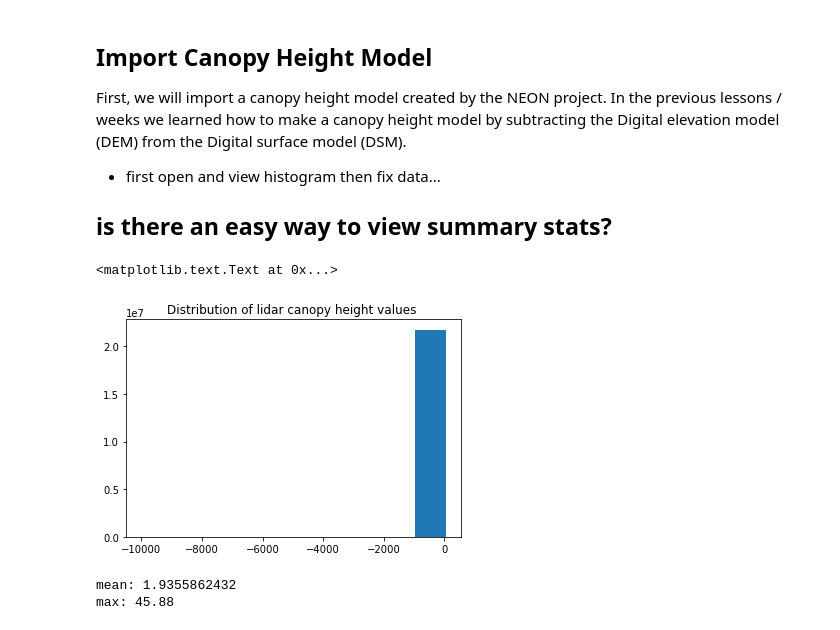
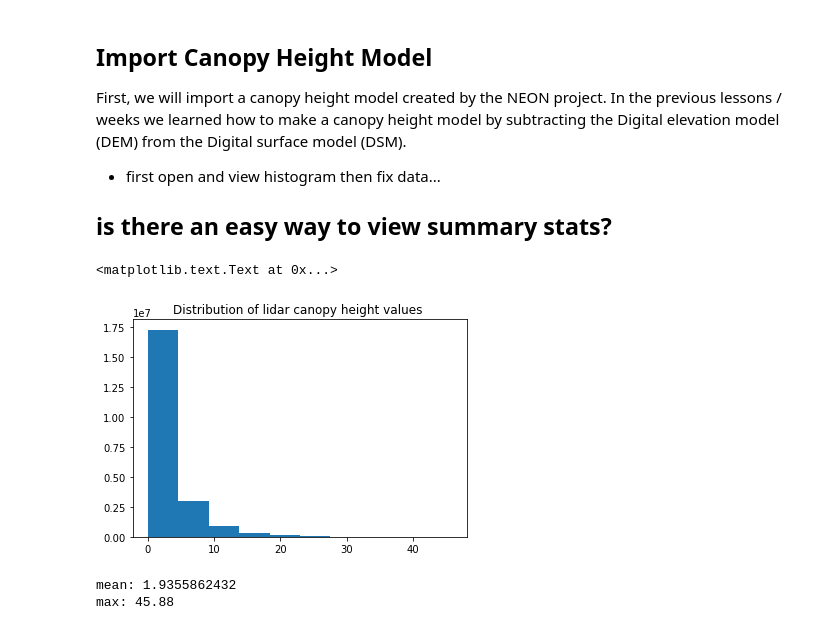
Before and after one commit to choldgraf/earth-analytics-python_OLD, a Jupyter notebook: notebooks/final-notebooks/week-5/in-class/2016-12-06-spatial06-extract-raster-values.ipynb, the cells around one changed output. Drawn from its saved outputs; the diff is of its cells as text; code cells hidden in the pictures.

```diff
--- a/notebooks/final-notebooks/week-5/in-class/2016-12-06-spatial06-extract-raster-values.ipynb
+++ b/notebooks/final-notebooks/week-5/in-class/2016-12-06-spatial06-extract-raster-values.ipynb
@@ -68,23 +68,21 @@ then fix data...
 # %%
 # So do i need to use a context manager each time  ??
 # i also don't understand this ravel part...
 SJER_chm = rio.open('data/week5/california/SJER/2013/lidar/SJER_lidarCHM.tif')
 
 # read in data -- not sure if masked = True works
 # can we create summary stats on the array?
 
 SJER_chm_data = SJER_chm.read(masked=True)
 
 # plot histogram
 # Need to add x and y labels to plot and title
-# note i don't think the -9999 no data value is being masked here properly -- there are no positive values in the histogram?
-# how does python handle bins??
 fig, ax = plt.subplots()
-ax.hist(SJER_chm_data.ravel())
+ax.hist(SJER_chm_data.compressed())
 plt.title('Distribution of lidar canopy height values ')
 # %% [output]
 <matplotlib.text.Text at 0x...>
-[figure, old version]
+[figure, new version]
 # %%
 print('mean:', SJER_chm_data.mean())
 print('max:', SJER_chm_data.max())
```
Also changed, not shown: parts of 8 cells of this notebook.
